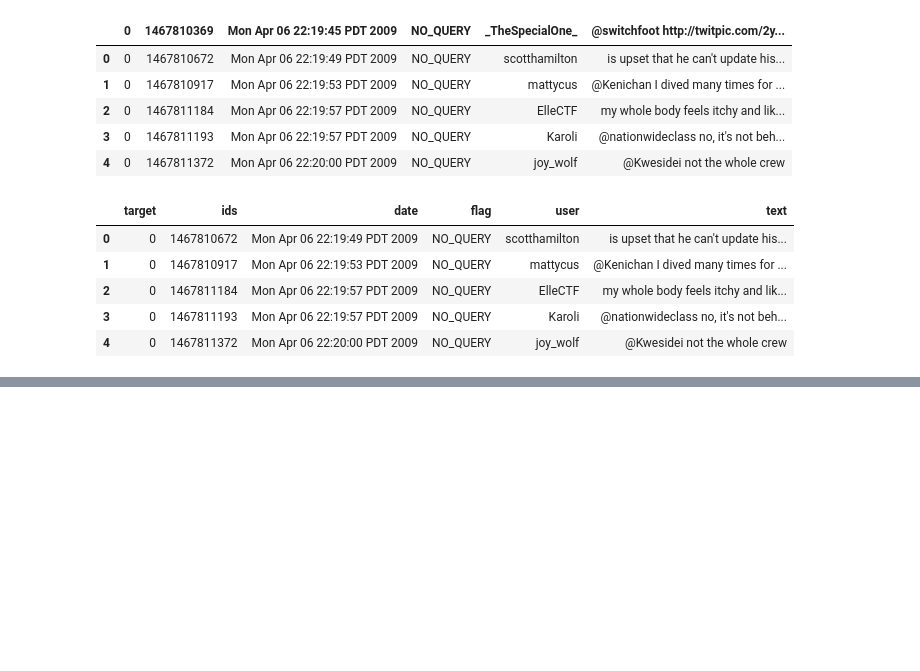
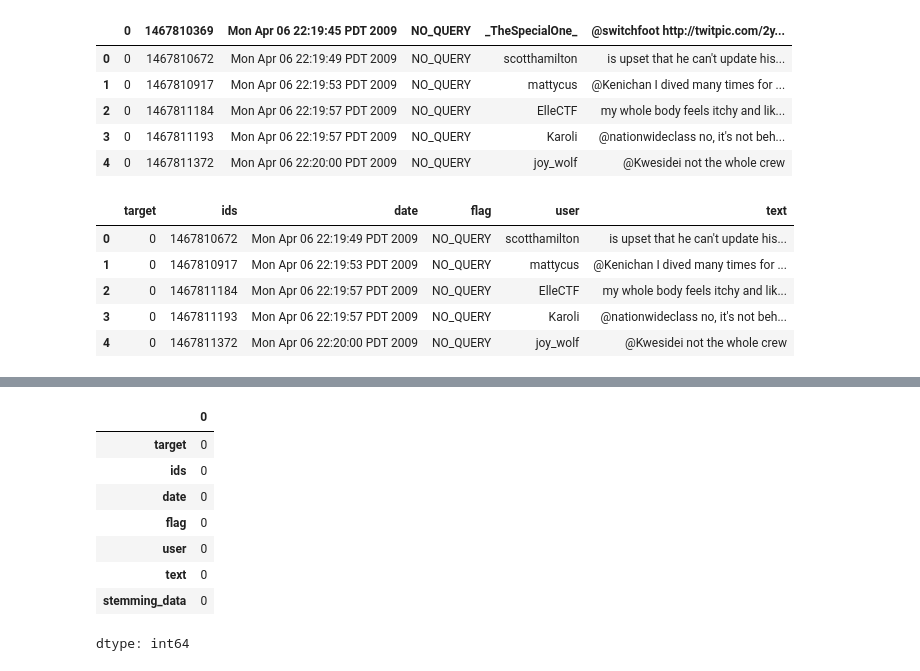
Before and after one commit to JanhviSharma1/twitter-sentiment-analysis, a Jupyter notebook: twitter_sentiment_analysis.ipynb, the cells around one changed output, grey strips where cells are left out. Cells and saved outputs as stored; diff of their text form; code cells hidden in the pictures; blank space fills up the shorter version.

```diff
--- a/twitter_sentiment_analysis.ipynb
+++ b/twitter_sentiment_analysis.ipynb
@@ -94,0 +130,13 @@ twitter_data.head()
+# %%
+#checking missing values
+twitter_data.isnull().sum()
+# %% [output]
+|  | 0 |
+| target | 0 |
+| ids | 0 |
+| date | 0 |
+| flag | 0 |
+| user | 0 |
+| text | 0 |
+| stemming_data | 0 |
+dtype: int64
```
Also changed, not shown: parts of 18 cells of this notebook.
